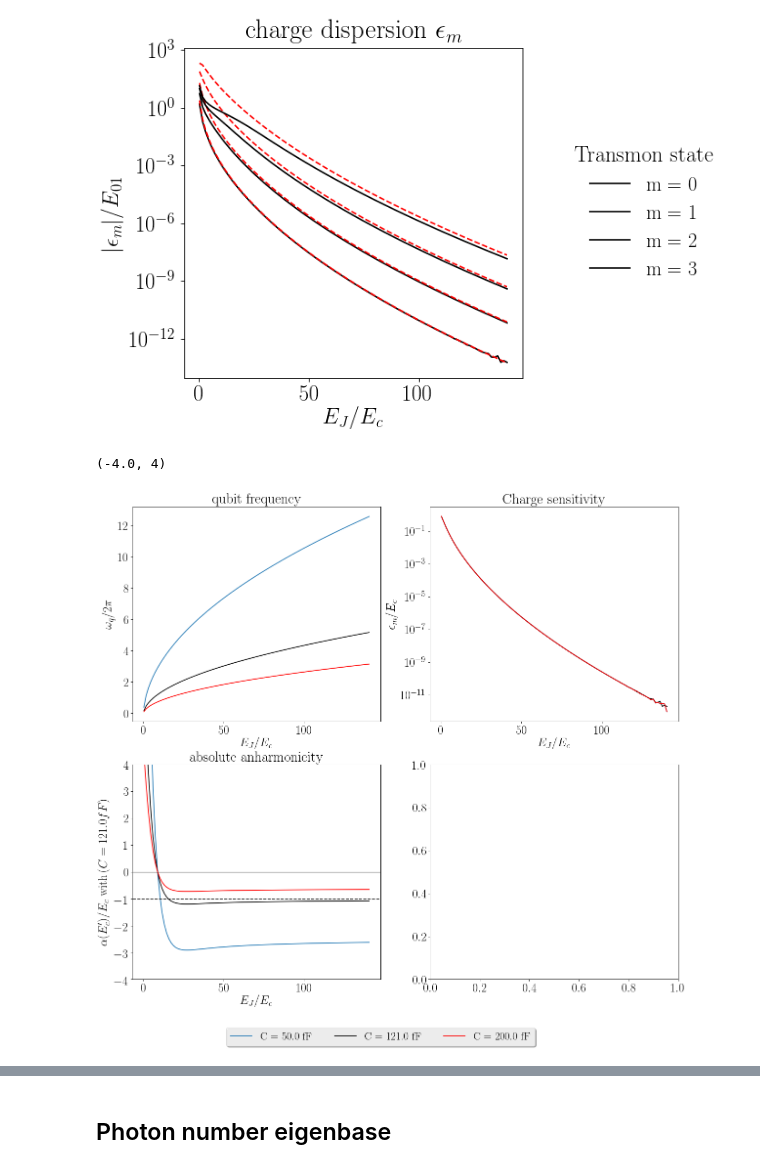
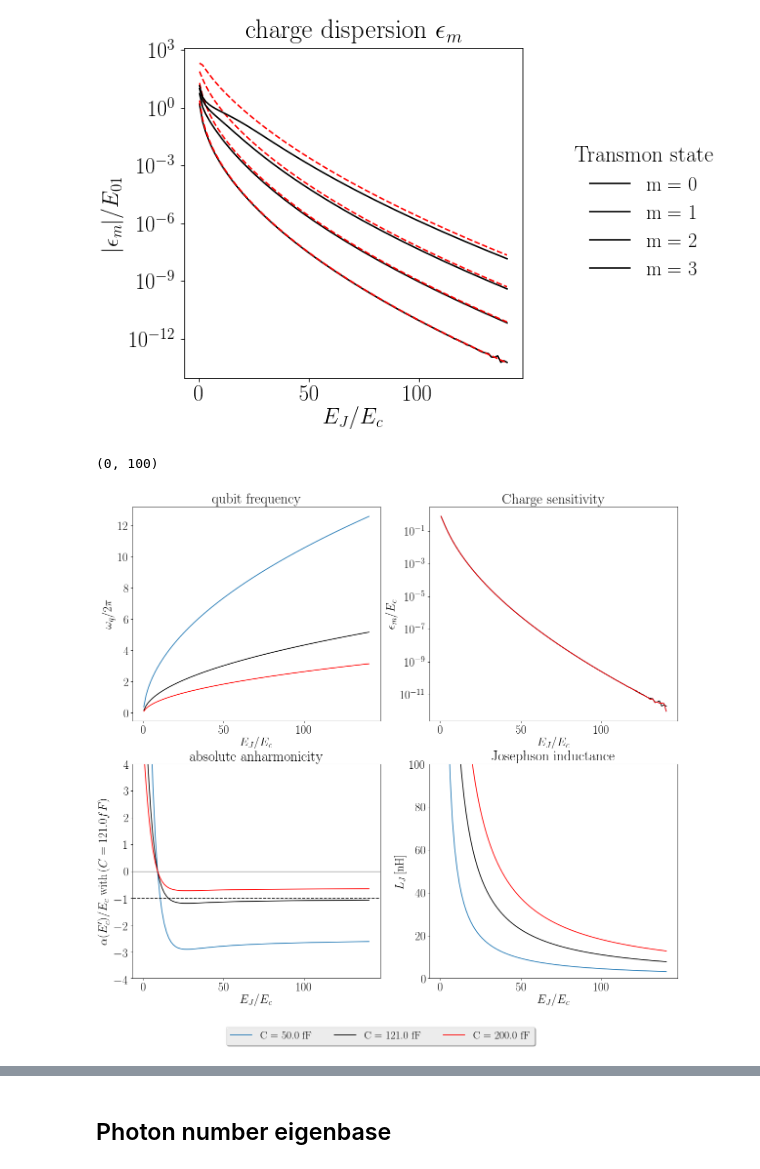
Before and after one commit to PatWinkel/KIT_Cudi, a Jupyter notebook: cQED/Qubits/Transmon simulation.ipynb, the cells around one changed output, grey strips where cells are left out. Cells and saved outputs as stored; diff of their text form; code cells hidden in the pictures.

```diff
--- a/cQED/Qubits/Transmon simulation.ipynb
+++ b/cQED/Qubits/Transmon simulation.ipynb
@@ -506,7 +506,16 @@ axes.legend(loc = 'center left', bbox_to_anchor = (1.1,0.5), ncol = 1, fontsize
 #figQsens.savefig('Q_sensitivity.png', dpi = 200, bbox_to_anchor = 'tight')
 # %%
 def omega_qubit(Ec, EJEC):
-    return np.array([(EmTM(1., Ec, E*Ec) - EmTM(0., Ec, E*Ec))/hbar for E in EJEC])
+    try:
+        return np.array([(EmTM(1., Ec, E*Ec) - EmTM(0., Ec, E*Ec))/hbar for E in EJEC])
+    except:
+        return (EmTM(1., Ec, EJEC*Ec) - EmTM(0., Ec, EJEC*Ec))/hbar
+# %%
+def LJ_qubit(Ec,wq):
+    '''Josephson inductance calculated from the charging energy and
+    the qubit frequency.'''
+    C = e**2. / (2.*Ec)
+    return 1. / (C*wq**2.)
 # %%
 C01 = 50*10**-15.
 Ec01 = e**2./(2.*C01)
@@ -516,32 +525,40 @@ Ec02 = e**2./(2.*C02)
 # %%
 figQOmega, axes = plt.subplots(2,2, figsize = (18,16))
 axes[0,0].plot(EJEC, omega_qubit(Ec01, EJEC)/(2.*np.pi)*10**-9, label = 'C = {} fF'.format(trunc(C01*10**15),4))
 axes[0,0].plot(EJEC, omega_qubit(Ec, EJEC)/(2.*np.pi)*10**-9, label = 'C = {} fF'.format(trunc(C*10**15),4), color = 'black')
 axes[0,0].plot(EJEC, omega_qubit(Ec02, EJEC)/(2.*np.pi)*10**-9, label = 'C = {} fF'.format(trunc(C02*10**15),4), color = 'red')
 axes[0,0].set_xlabel(r'$E_J / E_c$')
 axes[0,0].set_ylabel(r'$\omega_q / 2 \pi$')
 axes[0,0].legend(loc = 'upper center', bbox_to_anchor = (1.0,-1.4), ncol = 3,  fontsize = ticksize)
 axes[0,0].set_title(r'qubit frequency')
 #axes[0].legend( fontsize = ticksize)
 
 axes[0,1].plot(EJEC, Q_disp(0,Ec01,EJEC,N1)/Ec01)
 axes[0,1].plot(EJEC, Q_disp(0,Ec,EJEC,N1)/Ec, color = 'black')
 axes[0,1].plot(EJEC, Q_disp(0,Ec02,EJEC,N1)/Ec02, color = 'red')
 axes[0,1].set_yscale('log')
 axes[0,1].set_ylabel(r'$\epsilon_m / E_c$')
 axes[0,1].set_xlabel(r'$E_J / E_c$')
 axes[0,1].set_title('Charge sensitivity')
 
 
 axes[1,0].plot(EJEC, alpha_Ec(Ec01, EJEC, N1)/Ec)
 axes[1,0].plot(EJEC, alpha_Ec(Ec, EJEC, N1)/Ec, color = 'black')
 axes[1,0].plot(EJEC, alpha_Ec(Ec02, EJEC, N1)/Ec, color = 'red')
 axes[1,0].set_xlabel(r'$E_J / E_c$')
 axes[1,0].set_ylabel(r'$\alpha (E_c^\prime) / E_c\,\,\mathrm{{with}}\,(C = {} fF) $'.format(trunc(C*10**15)))
 axes[1,0].set_title('absolute anharmonicity', **hfont)
 axes[1,0].axhline(0, color = 'black', lw = 1.)
 axes[1,0].axhline(-1, color = 'black', lw = 1., ls = '--')
 axes[1,0].set_ylim([-4., 4])
+
+axes[1,1].plot(EJEC, LJ_qubit(Ec01,omega_qubit(Ec01, EJEC))*10**9)
+axes[1,1].plot(EJEC, LJ_qubit(Ec,omega_qubit(Ec, EJEC))*10**9, color ='black')
+axes[1,1].plot(EJEC, LJ_qubit(Ec02,omega_qubit(Ec02, EJEC))*10**9, color ='red')
+axes[1,1].set_xlabel(r'$E_J / E_c$')
+axes[1,1].set_ylabel(r'$L_J\,\mathrm{[nH]} $')
+axes[1,1].set_title('Josephson inductance', **hfont)
+axes[1,1].set_ylim([0, 100])
 # %% [output]
-(-4.0, 4)
+(0, 100)
-[figure, old version]
+[figure, new version]
```
Also changed, not shown: parts of 13 cells of this notebook, 3 other files.
